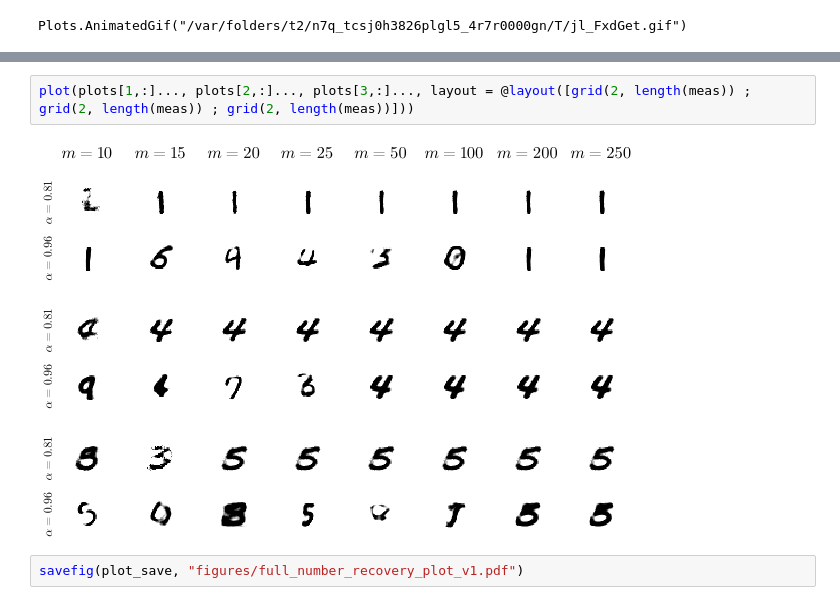
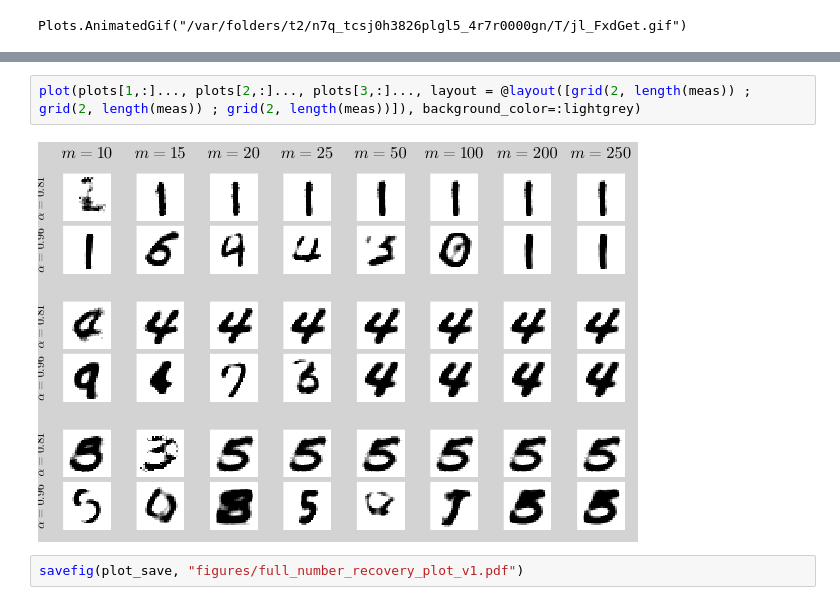
Before and after one commit to babhrujoshi/GNN_Isometries, a Jupyter notebook: MNIST_image_recovery_paper_scott.ipynb, the cells around one changed output, grey strips where cells are left out. Cells and saved outputs as stored; diff of their text form.

Commit message:
prettifying the plot

```diff
--- a/MNIST_image_recovery_paper_scott.ipynb
+++ b/MNIST_image_recovery_paper_scott.ipynb
@@ -191,9 +193,9 @@ plots = reshape(plots, length(nums), length(meas)*2)
  Plot{Plots.GRBackend() n=1}     Plot{Plots.GRBackend() n=1}
  Plot{Plots.GRBackend() n=1}     Plot{Plots.GRBackend() n=1}
 # %%
-plot(plots[1,:]..., plots[2,:]..., plots[3,:]..., layout = @layout([grid(2, length(meas)) ; grid(2, length(meas)) ; grid(2, length(meas))]))
+plot(plots[1,:]..., plots[2,:]..., plots[3,:]..., layout = @layout([grid(2, length(meas)) ; grid(2, length(meas)) ; grid(2, length(meas))]), background_color=:lightgrey)
 # %% [output]
-[figure, old version]
+[figure, new version]
 # %%
 savefig(plot_save, "figures/full_number_recovery_plot_v1.pdf")
 # %%
```
Also changed, not shown: parts of 2 cells of this notebook, 1 other file.
